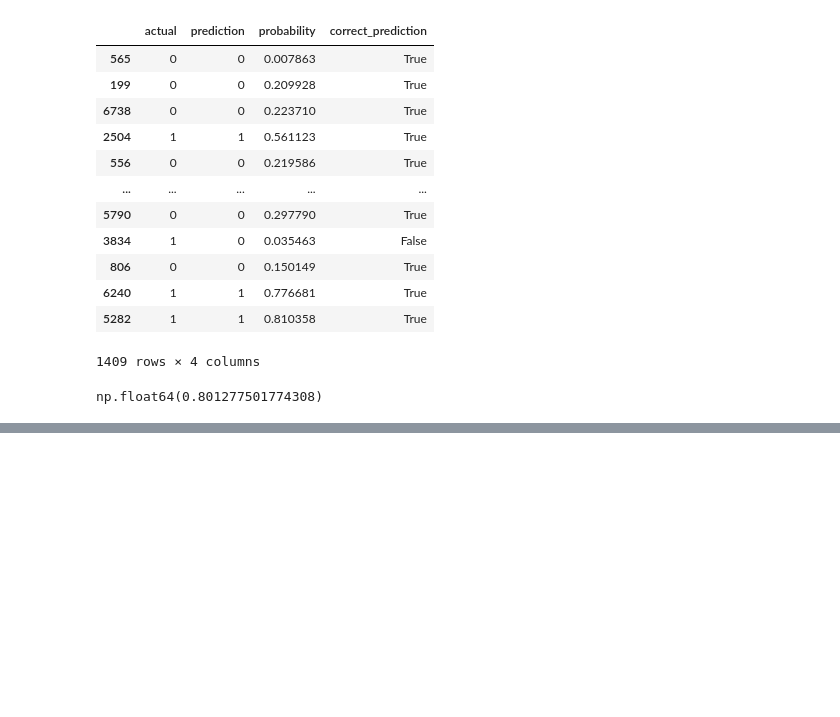
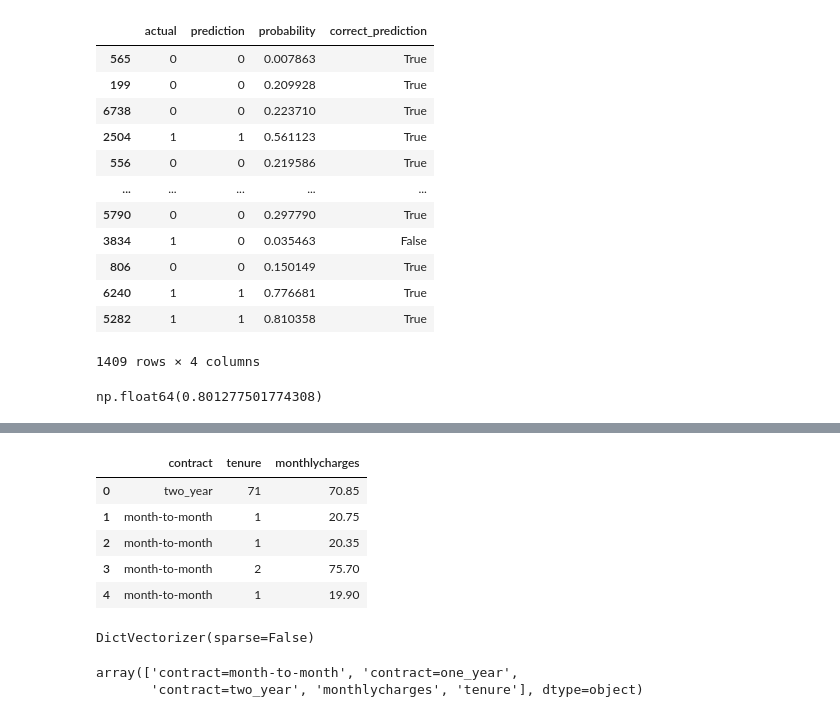
Before and after one commit to BALJAPALLIANSHUL/machine_learning_zoomcamp, a Jupyter notebook: 03-churn prediction/churn-prediction.ipynb, the cells around one changed output, grey strips where cells are left out. Drawn from its saved outputs; the diff is of its cells as text; code cells hidden in the pictures; blank space fills up the shorter version.

```diff
--- a/03-churn prediction/churn-prediction.ipynb
+++ b/03-churn prediction/churn-prediction.ipynb
@@ -643,0 +680,10 @@ np.float64(0.801277501774308)
+# %%
+X_small_val = X_val[small_feat_set].reset_index(drop=True)
+X_small_val.head()
+# %% [output]
+|  | contract | tenure | monthlycharges |
+| 0 | two_year | 71 | 70.85 |
+| 1 | month-to-month | 1 | 20.75 |
+| 2 | month-to-month | 1 | 20.35 |
+| 3 | month-to-month | 2 | 75.70 |
+| 4 | month-to-month | 1 | 19.90 |
@@ -643,0 +694,9 @@ np.float64(0.801277501774308)
+# %%
+dv1.fit(dicts_train)
+# %% [output]
+DictVectorizer(sparse=False)
+# %%
+dv1.get_feature_names_out()
+# %% [output]
+array(['contract=month-to-month', 'contract=one_year',
+       'contract=two_year', 'monthlycharges', 'tenure'], dtype=object)
```
Also changed, not shown: parts of 18 cells of this notebook.
